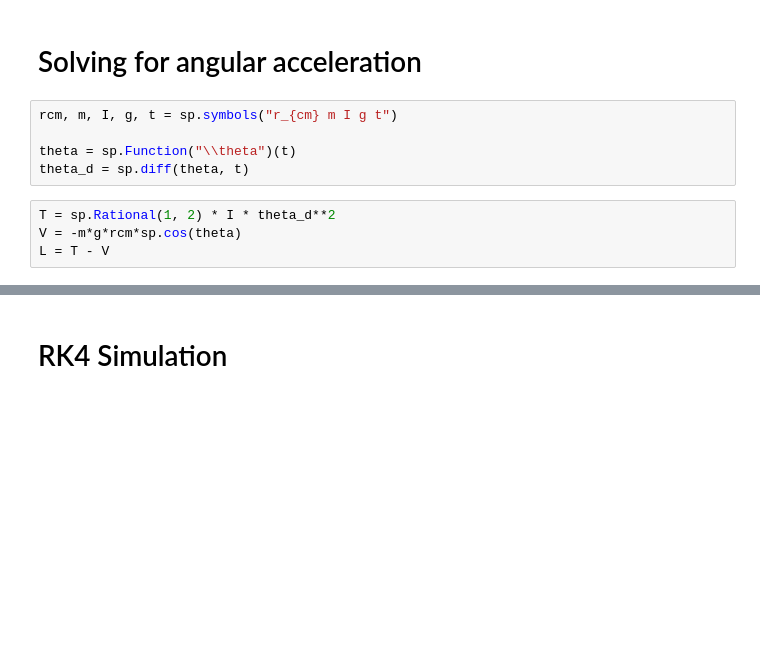
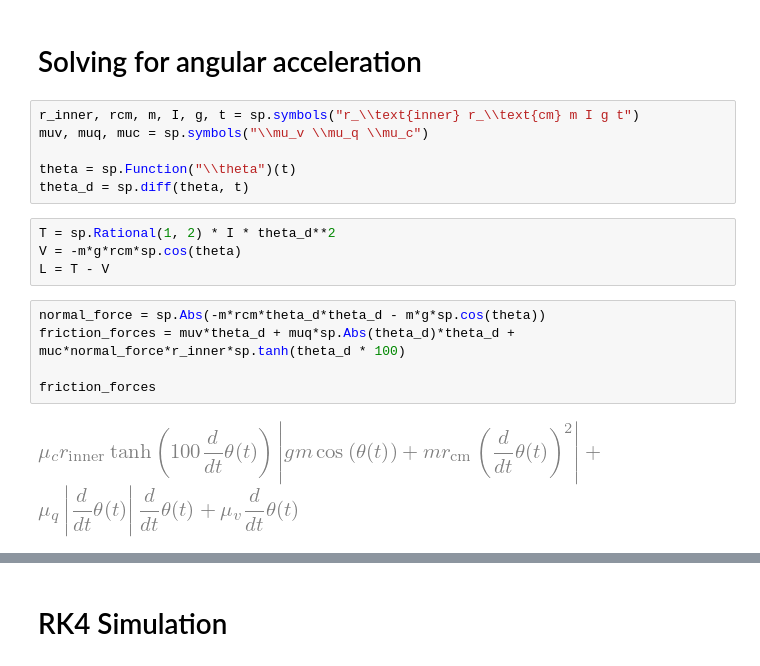
Before and after one commit to Will-Drac/double-pendulum-prediction, a Jupyter notebook: simulation/single pendulum/single_pendulum.ipynb, the cells around one changed output, grey strips where cells are left out. Drawn from its saved outputs; the diff is of its cells as text; blank space fills up the shorter version.

```diff
--- a/simulation/single pendulum/single_pendulum.ipynb
+++ b/simulation/single pendulum/single_pendulum.ipynb
@@ -10,7 +10,8 @@ sp.init_printing("mathjax")
 # %% [markdown]
 # Solving for angular acceleration
 # %%
-rcm, m, I, g, t = sp.symbols("r_{cm} m I g t")
+r_inner, rcm, m, I, g, t = sp.symbols("r_\\text{inner} r_\\text{cm} m I g t")
+muv, muq, muc = sp.symbols("\\mu_v \\mu_q \\mu_c")
 
 theta = sp.Function("\\theta")(t)
 theta_d = sp.diff(theta, t)
@@ -18,5 +19,12 @@ theta_d = sp.diff(theta, t)
 T = sp.Rational(1, 2) * I * theta_d**2
 V = -m*g*rcm*sp.cos(theta)
 L = T - V
+# %%
+normal_force = sp.Abs(-m*rcm*theta_d*theta_d - m*g*sp.cos(theta))
+friction_forces = muv*theta_d + muq*sp.Abs(theta_d)*theta_d + muc*normal_force*r_inner*sp.tanh(theta_d * 100)
+
+friction_forces
+# %% [output]
+[figure, added]
 # %%
 eq_motion = sp.Equality(
```
Also changed, not shown: parts of 7 cells of this notebook.
